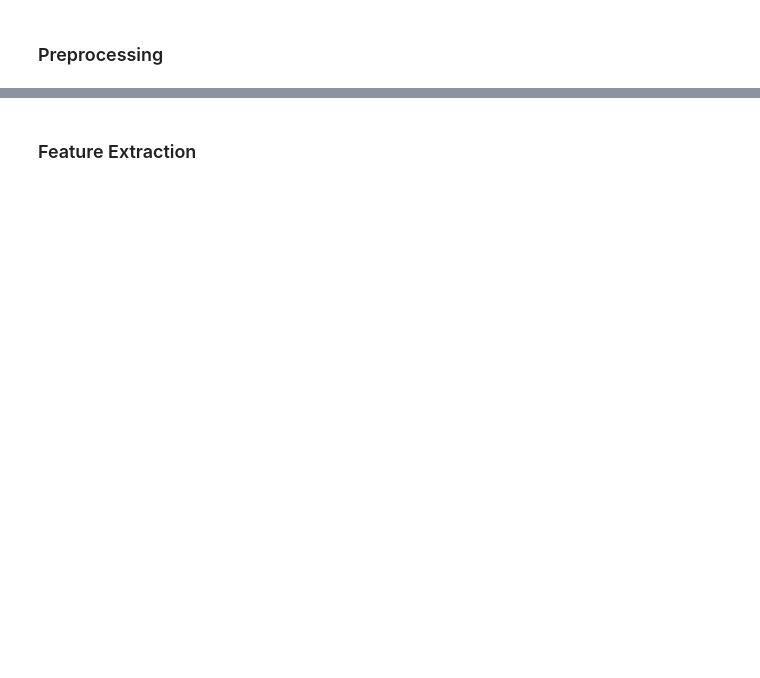
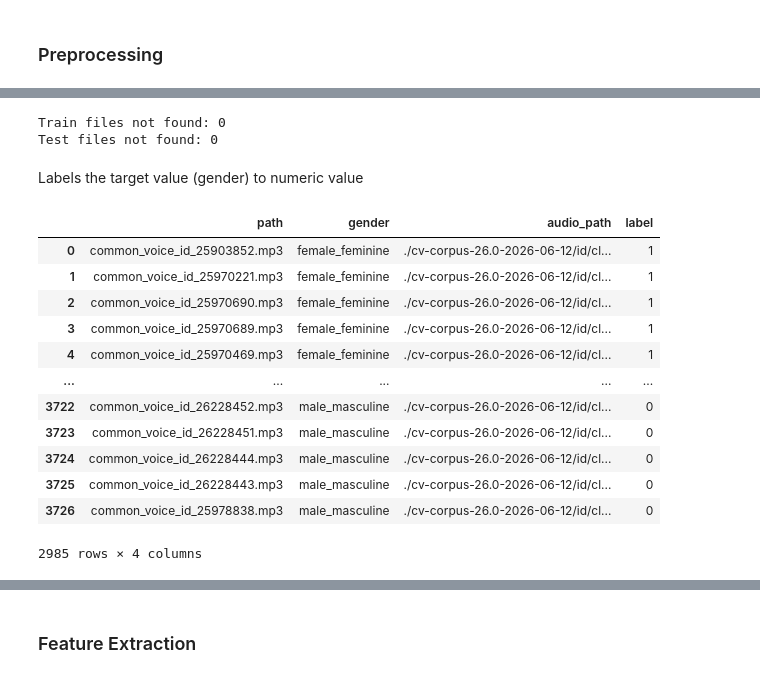
Before and after one commit to marcoyap41/speech-gender-classification, a Jupyter notebook: main.ipynb, the cells around one changed output, grey strips where cells are left out. Cells and saved outputs as stored; diff of their text form; code cells hidden in the pictures; blank space fills up the shorter version.

```diff
--- a/main.ipynb
+++ b/main.ipynb
@@ -91,0 +138,10 @@ np.int64(1996)
+# %%
+CLIPS_PATH = "./cv-corpus-26.0-2026-06-12/id/clips"
+
+df_train['audio_path'] = df_train['path'].apply(
+    lambda x: f"{CLIPS_PATH}/{x}"
+)
+
+df_test['audio_path'] = df_test['path'].apply(
+    lambda x: f"{CLIPS_PATH}/{x}"
+)
@@ -91,0 +158,6 @@ np.int64(1996)
+# %%
+print("Train files not found:", (~df_train['valid_file']).sum())
+print("Test files not found:", (~df_test['valid_file']).sum())
+# %% [output]
+Train files not found: 0
+Test files not found: 0
@@ -91,0 +167,2 @@ np.int64(1996)
+# %% [markdown]
+Labels the target value (gender) to numeric value
@@ -91,0 +177,17 @@ np.int64(1996)
+# %%
+pd.set_option("display.max_colwidth", None)
+df_train
+# %% [output]
+|  | path | gender | audio_path | label |
+| 0 | common_voice_id_25903852.mp3 | female_feminine | ./cv-corpus-26.0-2026-06-12/id/cl... | 1 |
+| 1 | common_voice_id_25970221.mp3 | female_feminine | ./cv-corpus-26.0-2026-06-12/id/cl... | 1 |
+| 2 | common_voice_id_25970690.mp3 | female_feminine | ./cv-corpus-26.0-2026-06-12/id/cl... | 1 |
+| 3 | common_voice_id_25970689.mp3 | female_feminine | ./cv-corpus-26.0-2026-06-12/id/cl... | 1 |
+| 4 | common_voice_id_25970469.mp3 | female_feminine | ./cv-corpus-26.0-2026-06-12/id/cl... | 1 |
+| ... | ... | ... | ... | ... |
+| 3722 | common_voice_id_26228452.mp3 | male_masculine | ./cv-corpus-26.0-2026-06-12/id/cl... | 0 |
+| 3723 | common_voice_id_26228451.mp3 | male_masculine | ./cv-corpus-26.0-2026-06-12/id/cl... | 0 |
+| 3724 | common_voice_id_26228444.mp3 | male_masculine | ./cv-corpus-26.0-2026-06-12/id/cl... | 0 |
+| 3725 | common_voice_id_26228443.mp3 | male_masculine | ./cv-corpus-26.0-2026-06-12/id/cl... | 0 |
+| 3726 | common_voice_id_25978838.mp3 | male_masculine | ./cv-corpus-26.0-2026-06-12/id/cl... | 0 |
+2985 rows × 4 columns
```
Also changed, not shown: parts of 42 cells of this notebook.
